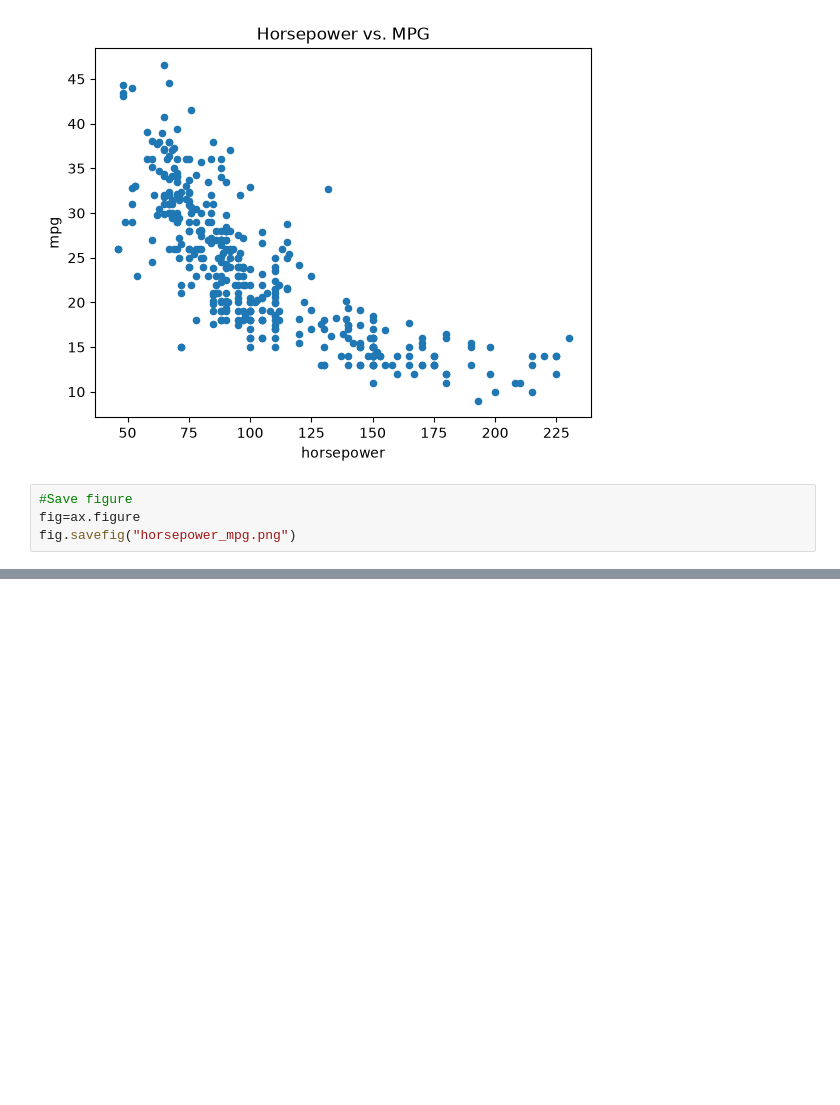
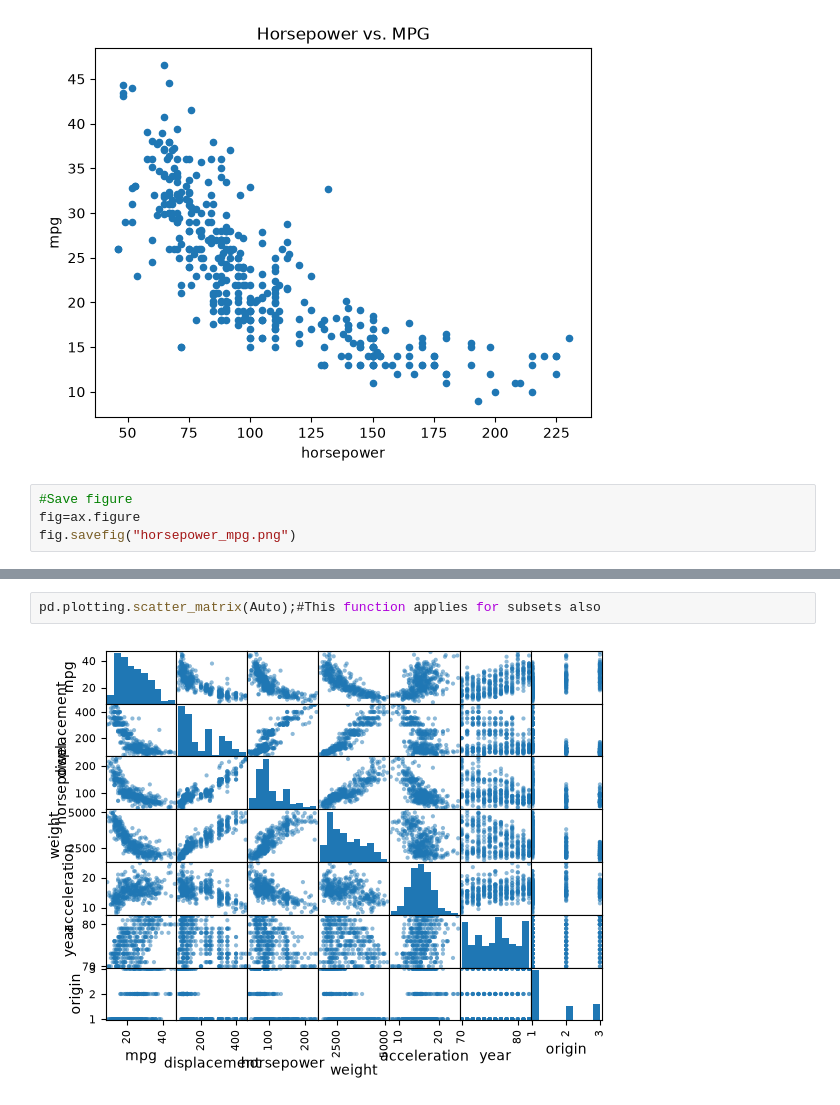
Before and after one commit to left2001/chapter2islp, a Jupyter notebook: chapter2.ipynb, the cells around one changed output, grey strips where cells are left out. Saved outputs shown, nothing was run; the diff lists cells and outputs as text; blank space fills up the shorter version.

```diff
--- a/chapter2.ipynb
+++ b/chapter2.ipynb
@@ -844,0 +888,4 @@ fig.savefig("horsepower_mpg.png")
+# %%
+pd.plotting.scatter_matrix(Auto);#This function applies for subsets also
+# %% [output]
+[figure, added]
```
Also changed, not shown: parts of 9 cells of this notebook.
